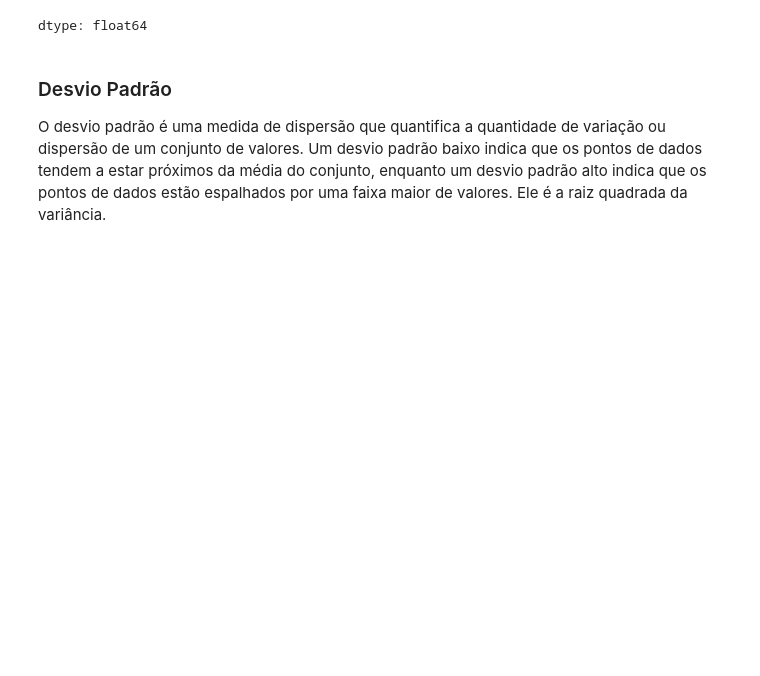
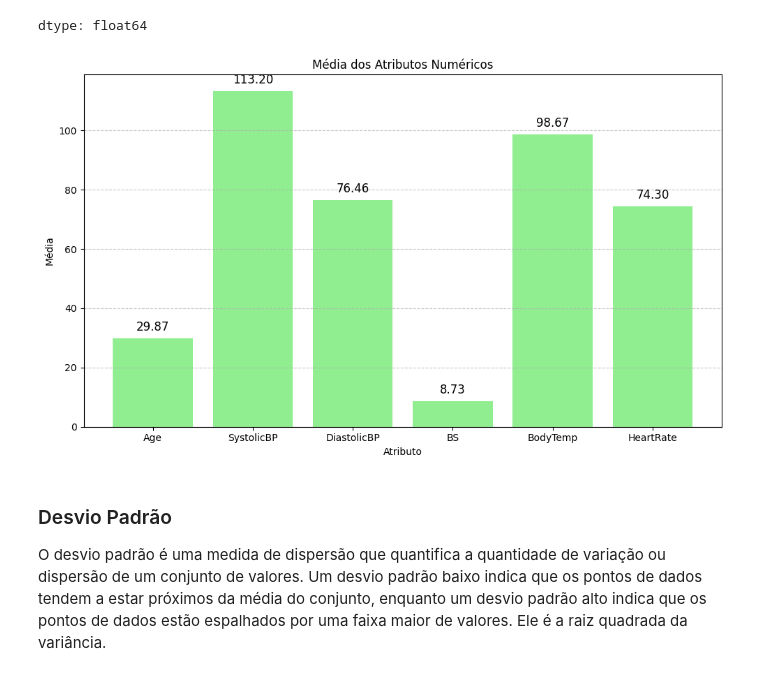
Before and after one commit to AlineFiori/MVP, a Jupyter notebook: Template_Análise_de_Dados_Pregnancy.ipynb, the cells around one changed output. Cells and saved outputs as stored; diff of their text form; code cells hidden in the pictures; blank space fills up the shorter version.

```diff
--- a/Template_Análise_de_Dados_Pregnancy.ipynb
+++ b/Template_Análise_de_Dados_Pregnancy.ipynb
@@ -307,3 +345,33 @@ dtype: float64
+# %%
+# prompt: gerar grafico de barras com a media acima
+
+# Calcula a média dos atributos numéricos
+media_atributos = Base.describe().loc['mean']
+
+# Criação do gráfico de barras para as médias
+plt.figure(figsize=(10, 6))
+
+# Plota o gráfico de barras
+bar_container = plt.bar(media_atributos.index, media_atributos.values, color='lightgreen')
+
+# Adiciona título e rótulos aos eixos
+plt.title('Média dos Atributos Numéricos')
+plt.xlabel('Atributo')
+plt.ylabel('Média')
+
+# Adiciona uma grade horizontal
+plt.grid(axis='y', linestyle='--', alpha=0.7)
+
+# Adiciona os rótulos de dados (média) acima das barras
+plt.bar_label(bar_container, fmt="%.2f", padding=5, fontsize=12, color='black') # Usando .2f para formatar a média com 2 casas decimais
+
+# Ajusta o layout
+plt.tight_layout()
+
+# Mostra o gráfico
+plt.show()
+# %% [output]
+[figure, added]
 # %% [markdown]
 ### Desvio Padrão
 
```
Also changed, not shown: parts of 26 cells of this notebook.
